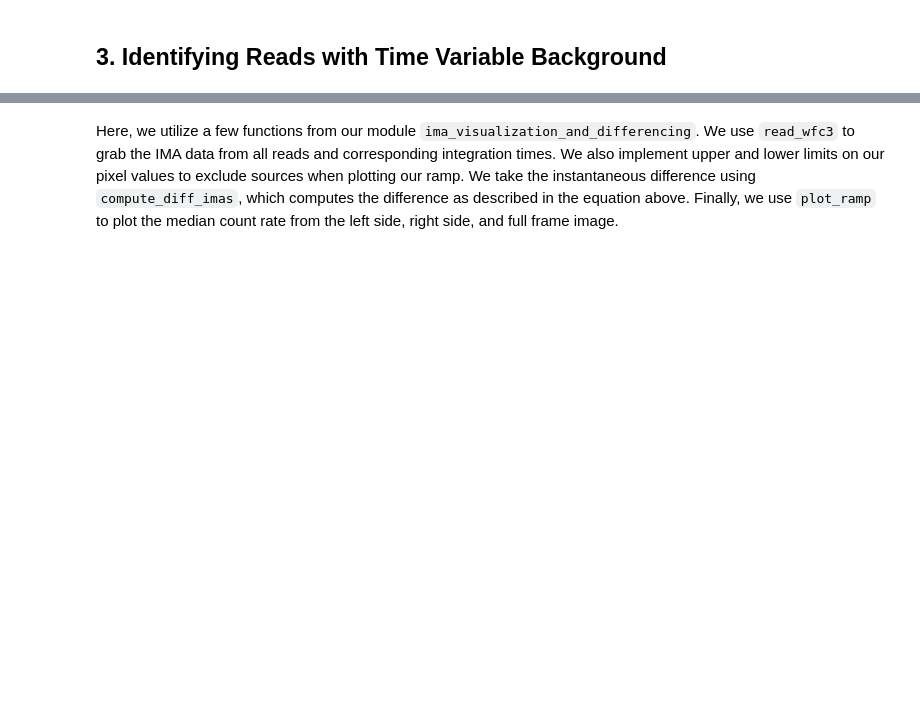
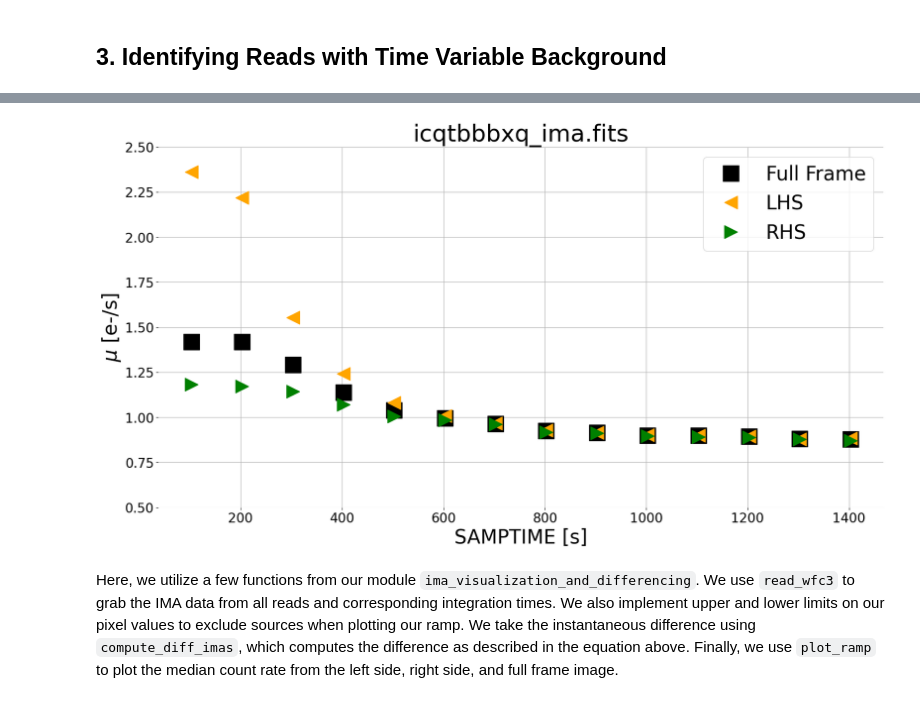
Before and after one commit to thanhdatio/HuongDanAI, a Jupyter notebook: notebooks/WFC3/ir_scattered_light_calwf3_corrections/Correcting_for_Scattered_Light_in_IR_Exposures_Using_calwf3_to_Mask_Bad_Reads.ipynb, the cells around one changed output, grey strips where cells are left out. Drawn from its saved outputs; the diff is of its cells as text; code cells hidden in the pictures; blank space fills up the shorter version.

Commit message:
Storing executed notebook notebooks/WFC3/ir_scattered_light_calwf3_corrections/Correcting_for_Scattered_Light_in_IR_Exposures_Using_calwf3_to_Mask_Bad_Reads.ipynb

```diff
--- a/notebooks/WFC3/ir_scattered_light_calwf3_corrections/Correcting_for_Scattered_Light_in_IR_Exposures_Using_calwf3_to_Mask_Bad_Reads.ipynb
+++ b/notebooks/WFC3/ir_scattered_light_calwf3_corrections/Correcting_for_Scattered_Light_in_IR_Exposures_Using_calwf3_to_Mask_Bad_Reads.ipynb
@@ -140,32 +159,37 @@ Here we implement a technique to examine the count rate difference between conse
 
 We compare sky values in different regions of the detector (left side, right side, and full frame). If you would like to specify your own regions for the left and right sides of your image, you can change the `lhs_region` and `rhs_region` parameters. Each region must be specified as a dictionary including the four "corners" (x0, x1, y0, and y1) of the region you would like to select. You may want to avoid the edges of the detector which have a large number of bad pixels and higher flat field errors.
 # %%
-fig = plt.figure(figsize = (20, 10))
+fig = plt.figure(figsize=(20, 10))
 
 ima_filepath = f'orig/{file_id}_ima.fits'
 
 path, filename = os.path.split(ima_filepath)
 cube, integ_time = diff.read_wfc3(ima_filepath)
 
+lhs_region = {"x0": 50, "x1": 250, "y0": 100, "y1": 900}
+rhs_region = {"x0": 700, "x1": 900, "y0": 100, "y1": 900}
 
-lhs_region = {"x0":50,"x1":250,"y0":100,"y1":900}
-rhs_region = {"x0":700,"x1":900,"y0":100,"y1":900}
-
-#Please use a limit that makes sense for your own data, when running your images through this notebook.
+# Please use a limit that makes sense for your own data, when running your images through this notebook.
 cube[np.abs(cube) > 3] = np.nan
 
-diff_cube = diff.compute_diff_imas(cube, integ_time, diff_method = "instantaneous")
-median_diff_fullframe, median_diff_lhs, median_diff_rhs = diff.get_median_fullframe_lhs_rhs(diff_cube, lhs_region = lhs_region, rhs_region = rhs_region)
+diff_cube = diff.compute_diff_imas(cube, integ_time, diff_method="instantaneous")
+median_diff_fullframe, median_diff_lhs, median_diff_rhs = (
+    diff.get_median_fullframe_lhs_rhs(
+        diff_cube,
+        lhs_region=lhs_region,
+        rhs_region=rhs_region))
 
-plt.rc('xtick', labelsize = 20)
-plt.rc('ytick', labelsize = 20)
+plt.rc('xtick', labelsize=20)
+plt.rc('ytick', labelsize=20)
 plt.rcParams.update({'font.size': 30})
 plt.rcParams.update({'lines.markersize': 15})
 
 diff.plot_ramp(ima_filepath, integ_time, median_diff_fullframe, median_diff_lhs, median_diff_rhs)
 
-plt.ylim(0.5,2.5)
+plt.ylim(0.5, 2.5)
 _ = plt.title(filename)
+# %% [output]
+[figure, added]
 # %% [markdown]
 Here, we utilize a few functions from our module `ima_visualization_and_differencing`. We use `read_wfc3` to grab the IMA data from all reads and corresponding integration times. We also implement upper and lower limits on our pixel values to exclude sources when plotting our ramp. We take the instantaneous difference using `compute_diff_imas`, which computes the difference as described in the equation above. Finally, we use `plot_ramp` to plot the median count rate from the left side, right side, and full frame image.
 # %% [markdown]
```
Also changed, not shown: parts of 14 cells of this notebook.
